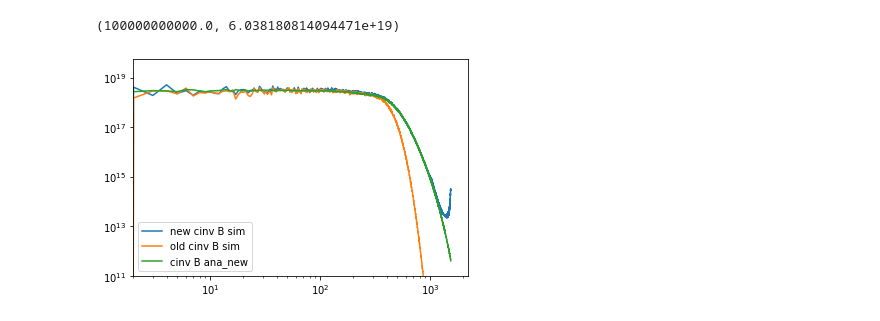
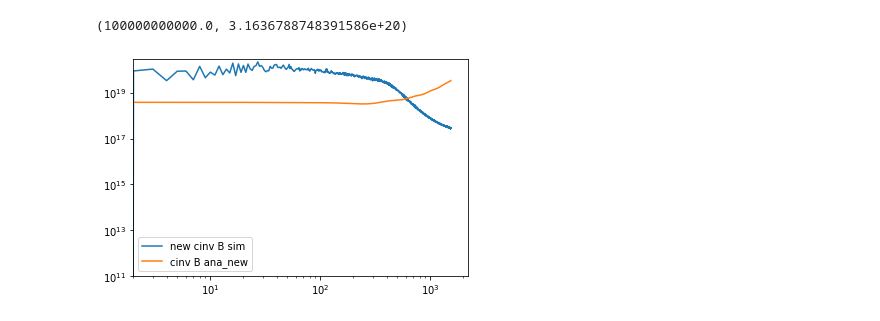
Before and after one commit to antolonappan/dell, a Jupyter notebook: Notebooks/noise.ipynb, the cells around one changed output. Drawn from its saved outputs; the diff is of its cells as text; code cells hidden in the pictures.

```diff
--- a/Notebooks/noise.ipynb
+++ b/Notebooks/noise.ipynb
@@ -19,3 +25,4 @@ The autoreload extension is already loaded. To reload it, use:
 # %%
-sim = SimExperimentFG.from_ini('../LB_FG0.ini')
+filt = Filtering.from_ini('LB_FG0.ini')
+sim = SimExperimentFG.from_ini('LB_FG0.ini')
 # %% [output]
@@ -45,2 +59,0 @@ plt.xlim(2,None)
-# %%
-filt = Filtering.from_ini('../LB_FG0.ini')
@@ -60,5 +60,6 @@ FILTERING INFO: fsky - 1.0
 # %%
 TQU = hp.alm2map(cmb,filt.nside)
-QU = np.reshape(np.array((TQU[1]*filt.mask,TQU[2]*filt.mask)),
+mask = filt.mask
+QU = np.reshape(np.array((TQU[1]*mask,TQU[2]*mask)),
                             (2,1,hp.nside2npix(filt.nside)))/filt.Tcmb
 # %%
@@ -68,4 +69,4 @@ NL = np.reshape(np.array((cli(ne[:filt.lmax+1]),
 # %%
 E,B = cs.cninv.cnfilter_freq(2,1,filt.nside,filt.lmax,filt.cl_len[1:3,:],
-                            np.ones_like(filt.Bl), filt.ninv,QU,chn=1,itns=[1000],
-                            eps=[1e-5],ro=10,inl=NL,stat='stat.txt')
+                            filt.Bl, filt.ninv,QU,chn=1,itns=[1000],
+                            eps=[1e-5],ro=10,inl=filt.NL,stat='stat.txt')
@@ -72,15 +79,13 @@ E,B = cs.cninv.cnfilter_freq(2,1,filt.nside,filt.lmax,filt.cl_len[1:3,:],
 # %%
 clb = cs.utils.alm2cl(filt.lmax,B)
-clbo = cs.utils.alm2cl(filt.lmax,Bo)
 plt.loglog(clb,label='new cinv B sim')
-plt.loglog(clbo,label='old cinv B sim')
-plt.loglog(1/(filt.cl_len[2,:]  + nb),label='cinv B ana_new')
+plt.loglog(1/(filt.cl_len[2,:]),label='cinv B ana_new')
 plt.legend()
 plt.xlim(2,None)
 plt.ylim(1e11,None)
 # %% [output]
-(100000000000.0, 6.038180814094471e+19)
+(100000000000.0, 3.1636788748391586e+20)
-[figure, old version]
+[figure, new version]
 # %%
 filt = Filtering.from_ini('../LB_FG0_toshiya.ini')
 # %% [output]
```
Also changed, not shown: parts of 8 cells of this notebook, 23 other files.
